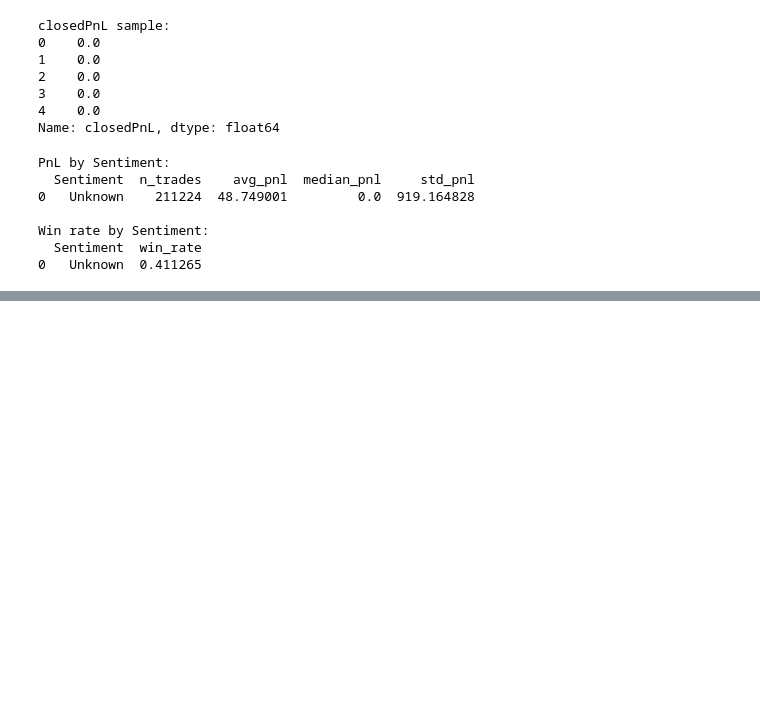
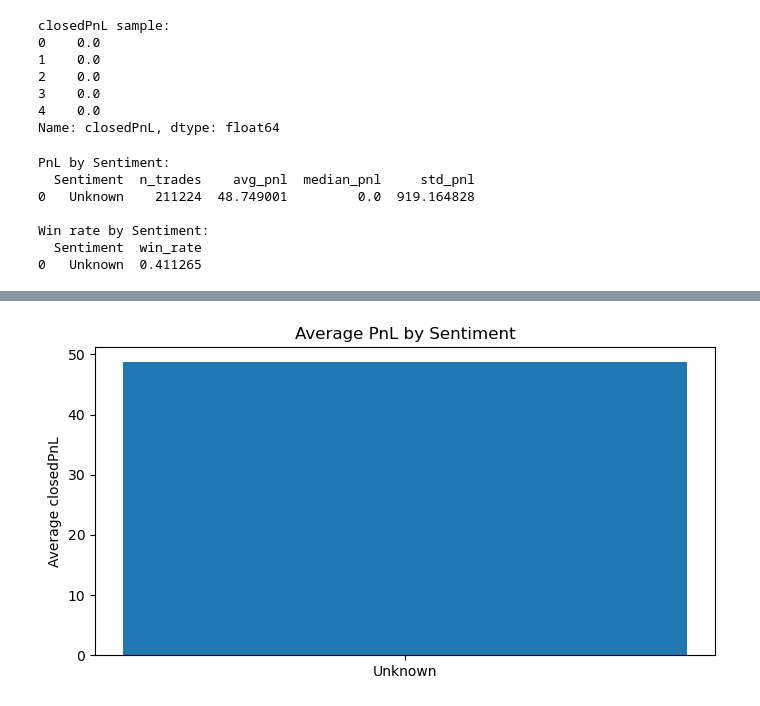
Before and after one commit to hardikjha/trader-data-analysis, a Jupyter notebook: trader_analysis.ipynb, the cells around one changed output, grey strips where cells are left out. Cells and saved outputs as stored; diff of their text form; code cells hidden in the pictures; blank space fills up the shorter version.

```diff
--- a/trader_analysis.ipynb
+++ b/trader_analysis.ipynb
@@ -235,0 +248,8 @@ win_rate.to_csv(OUT_DIR / 'win_rate_by_sentiment.csv', index=False)
+# %%
+# avg PnL bar
+plt.bar(pnl_by_sent['Sentiment'], pnl_by_sent['avg_pnl'])
+plt.ylabel('Average closedPnL')
+plt.title('Average PnL by Sentiment')
+plt.show()
+# %% [output]
+[figure, added]
```
Also changed, not shown: parts of 6 cells of this notebook, 1 other file.
